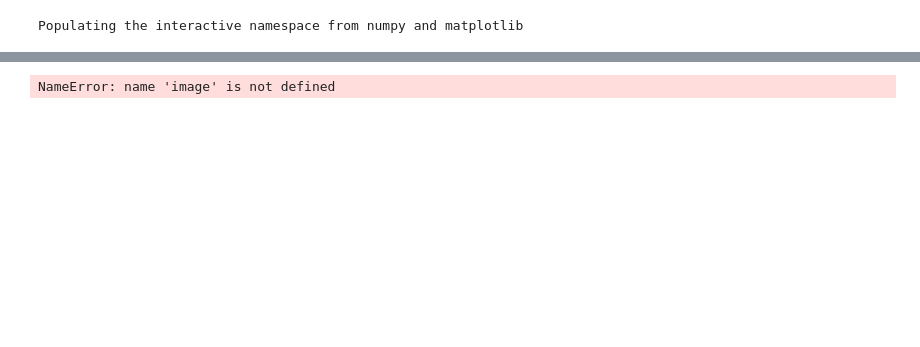
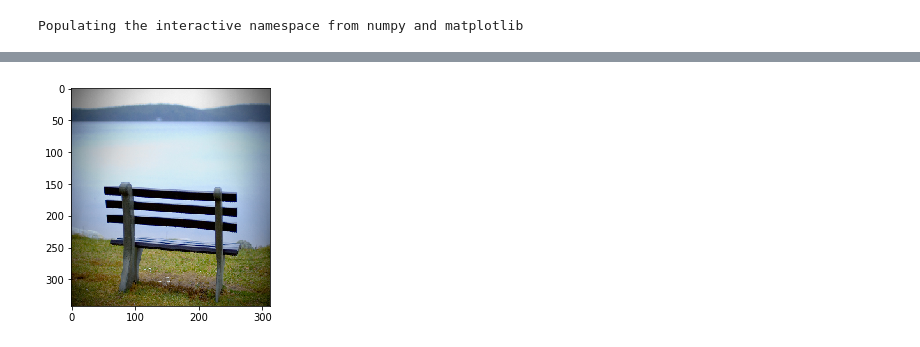
Before and after one commit to PKUAA2020S1201/Python-Seam-Carving, a Jupyter notebook: forward-energy.ipynb, the cells around one changed output, grey strips where cells are left out. Saved outputs shown, nothing was run; the diff lists cells and outputs as text; code cells hidden in the pictures; blank space fills up the shorter version.

```diff
--- a/forward-energy.ipynb
+++ b/forward-energy.ipynb
@@ -37,10 +31,9 @@ NameError: name 'image' is not defined
 # %%
 # remove seams with forward energy
 current_image = np.copy(image)
-for i in tqdm.tqdm(range(100)):
-    current_energy = sc.forward_energy(current_image)
-    current_seam = sc.seam_with_minimum_energy(current_energy)
+for i in tqdm.tqdm(range(200)):
+    current_seam = sc.seam_with_minimum_forward_energy(current_image)
     current_image = sc.remove_seam(current_image, current_seam)
 sc.show_image_plt(current_image)
 # %% [output]
-NameError: name 'image' is not defined
+[figure, added]
```
Also changed, not shown: parts of 3 cells of this notebook, 2 other files.
